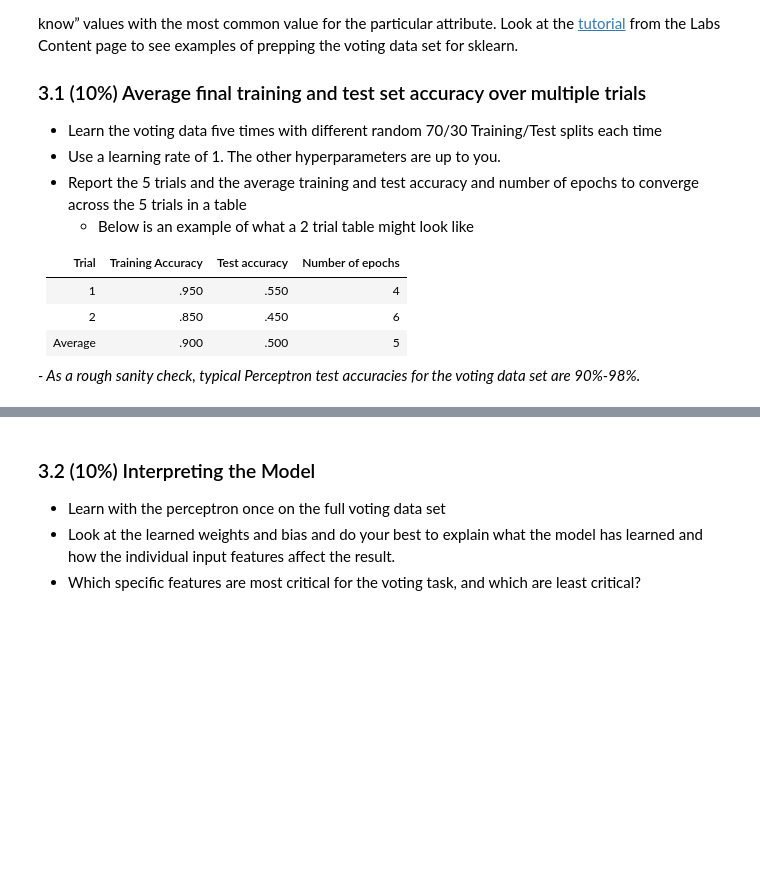
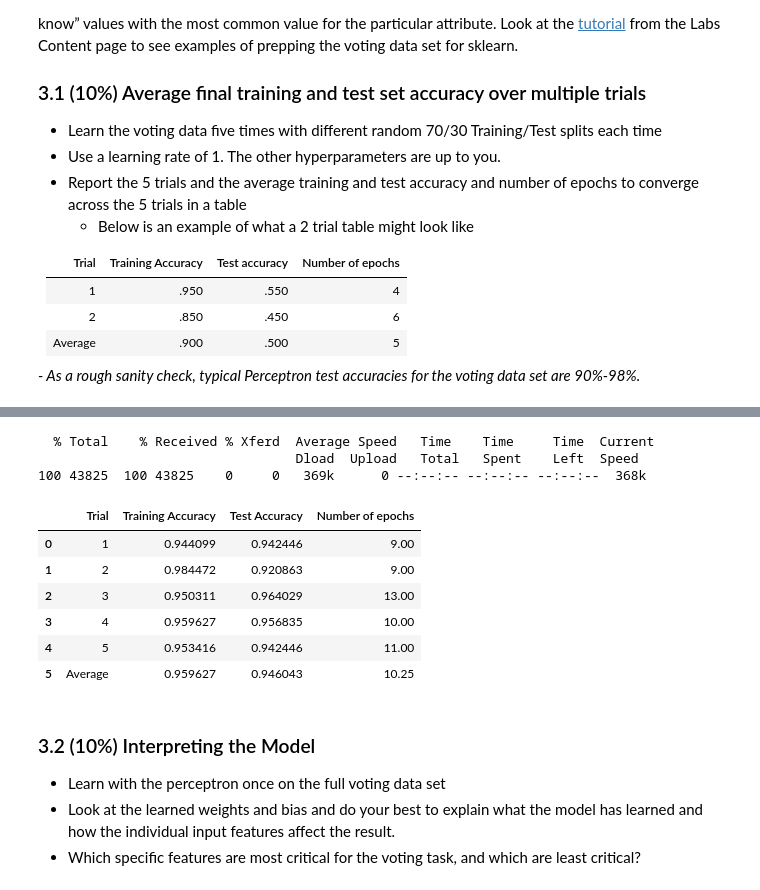
Before and after one commit to derekvawdrey/cs472, a Jupyter notebook: perceptron/Perceptron Lab.ipynb, the cells around one changed output, grey strips where cells are left out. Cells and saved outputs as stored; diff of their text form; code cells hidden in the pictures; blank space fills up the shorter version.

```diff
--- a/perceptron/Perceptron Lab.ipynb
+++ b/perceptron/Perceptron Lab.ipynb
@@ -398,3 +386,27 @@ display(table_dataframe)
+# %%
+# Run the perceptron 5 times on the voting data set with different splits and record the results.
+# Hint: look up scikit-learn train_test_split
+# Create the table using the tool of your choice
+import pandas as pd
+import numpy as np
+from sklearn.model_selection import train_test_split
+from sklearn.preprocessing import LabelEncoder
+
+!curl https://raw.githubusercontent.com/cs472ta/CS472/master/datasets/voting-dataset.arff --output voting-dataset.arff
+dataset_voting, meta = arff.loadarff('voting-dataset.arff')
+dataset_voting_encoded = pd.DataFrame(dataset_voting).apply(LabelEncoder().fit_transform)
+learn_voting(dataset_voting_encoded)
+# %% [output]
+  % Total    % Received % Xferd  Average Speed   Time    Time     Time  Current
+                                 Dload  Upload   Total   Spent    Left  Speed
+100 43825  100 43825    0     0   369k      0 --:--:-- --:--:-- --:--:--  368k
+|  | Trial | Training Accuracy | Test Accuracy | Number of epochs |
+| 0 | 1 | 0.944099 | 0.942446 | 9.00 |
+| 1 | 2 | 0.984472 | 0.920863 | 9.00 |
+| 2 | 3 | 0.950311 | 0.964029 | 13.00 |
+| 3 | 4 | 0.959627 | 0.956835 | 10.00 |
+| 4 | 5 | 0.953416 | 0.942446 | 11.00 |
+| 5 | Average | 0.959627 | 0.946043 | 10.25 |
 # %% [markdown]
 ### 3.2 (10%) Interpreting the Model
 - Learn with the perceptron once on the full voting data set
```
Also changed, not shown: parts of 14 cells of this notebook, 3 other files.
